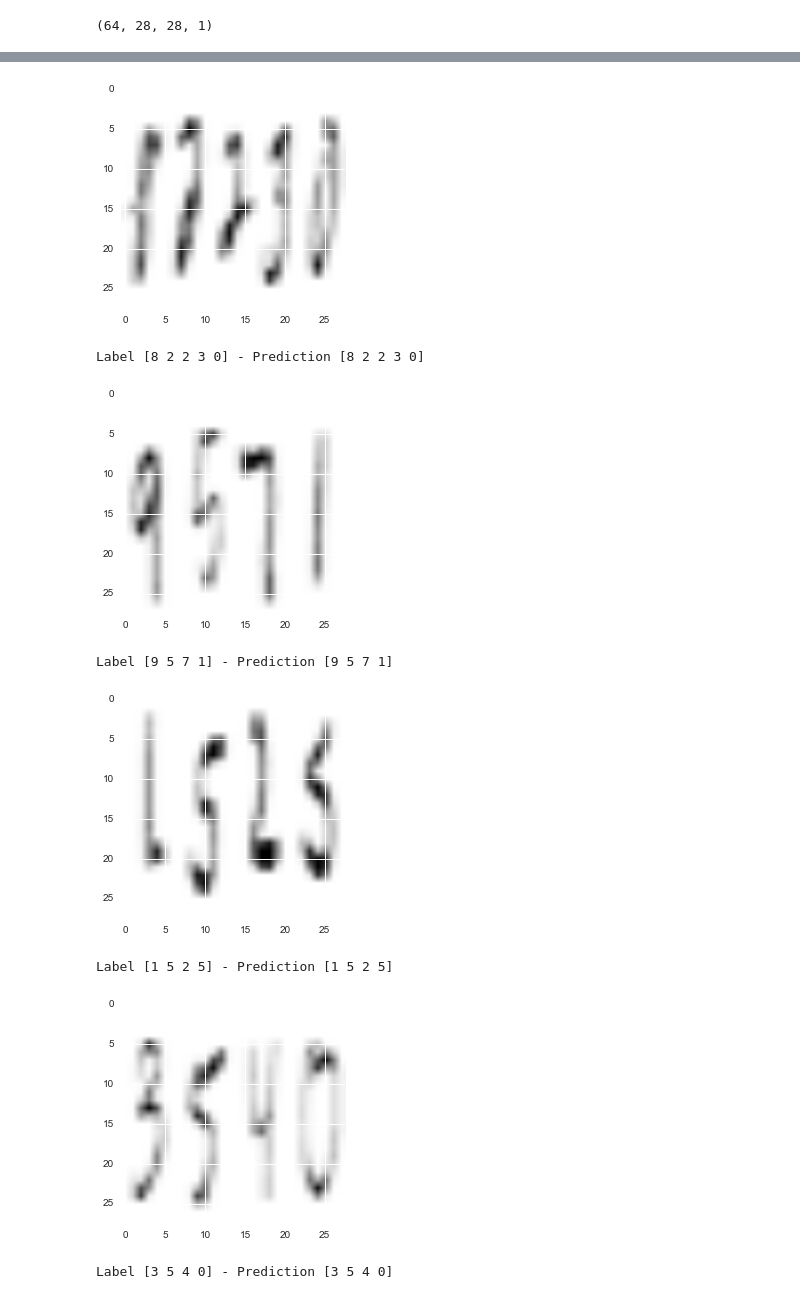
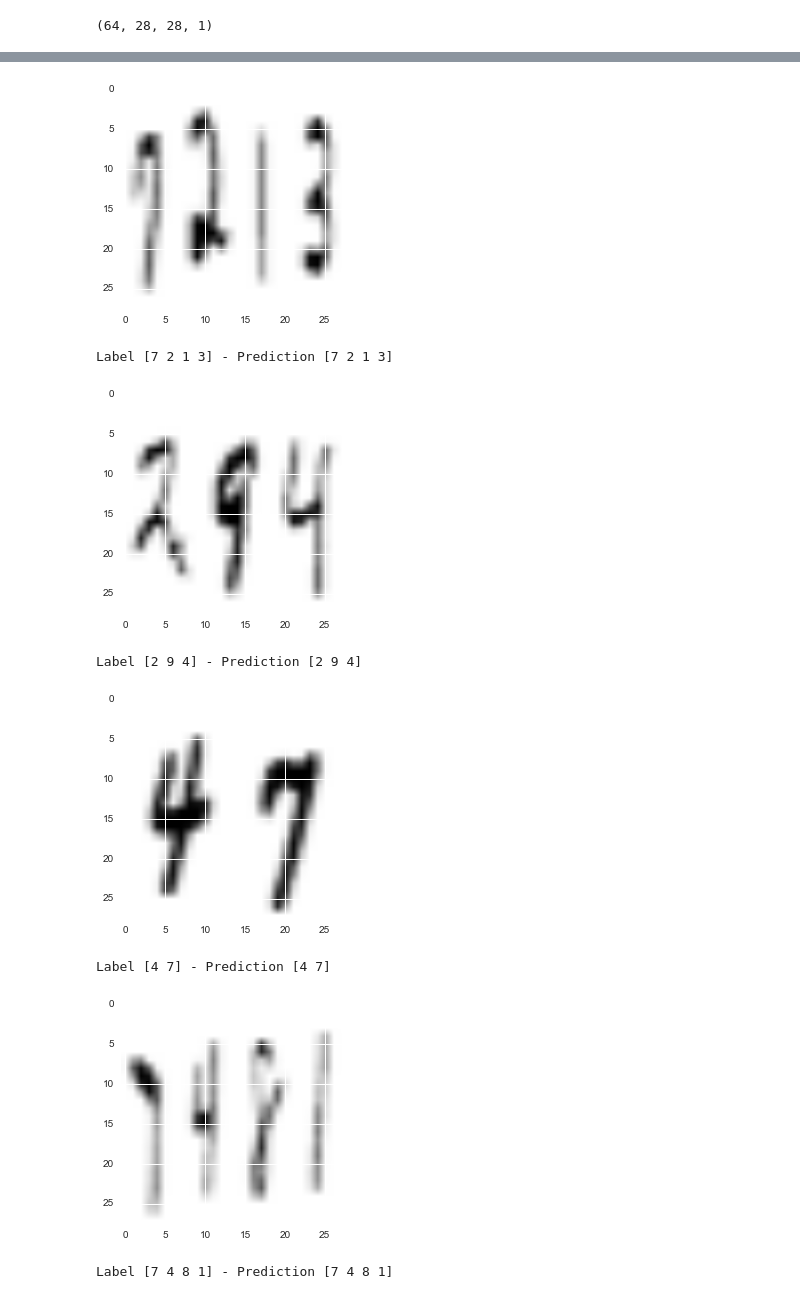
Before and after one commit to archelogos/sequence-detector, a Jupyter notebook: capstone_project/multi_digit_MNIST.ipynb, the cells around one changed output, grey strips where cells are left out. Saved outputs shown, nothing was run; the diff lists cells and outputs as text; code cells hidden in the pictures.

```diff
--- a/capstone_project/multi_digit_MNIST.ipynb
+++ b/capstone_project/multi_digit_MNIST.ipynb
@@ -383,7 +383,7 @@ with graph.as_default():
   saver = tf.train.Saver()
 
 
-NUM_STEPS = 10001
+NUM_STEPS = 20001
 
 with tf.Session(graph=graph) as session:
   tf.initialize_all_variables().run()
@@ -514,8 +514,6 @@ with graph.as_default():
 
     return feature_1, feature_2, feature_3, feature_4, feature_5
 
-  logits1, logits2, logits3, logits4, logits5 = model(tf_test_dataset)
-
   predictions = tf.pack([tf.nn.softmax(model(tf_test_dataset)[0]),\
                      tf.nn.softmax(model(tf_test_dataset)[1]),\
                      tf.nn.softmax(model(tf_test_dataset)[2]),\
@@ -543,8 +541,8 @@ Accuracy: 94.4%
-[figure, old version]
+[figure, new version]
-Label [8 2 2 3 0] - Prediction [8 2 2 3 0]
+Label [7 2 1 3] - Prediction [7 2 1 3]
-[figure, old version]
+[figure, new version]
-Label [9 5 7 1] - Prediction [9 5 7 1]
+Label [2 9 4] - Prediction [2 9 4]
-[figure, old version]
+[figure, new version]
-Label [1 5 2 5] - Prediction [1 5 2 5]
+Label [4 7] - Prediction [4 7]
-[figure, old version]
+[figure, new version]
-Label [3 5 4 0] - Prediction [3 5 4 0]
+Label [7 4 8 1] - Prediction [7 4 8 1]
```
Also changed, not shown: parts of 5 cells of this notebook, 4 other files.
